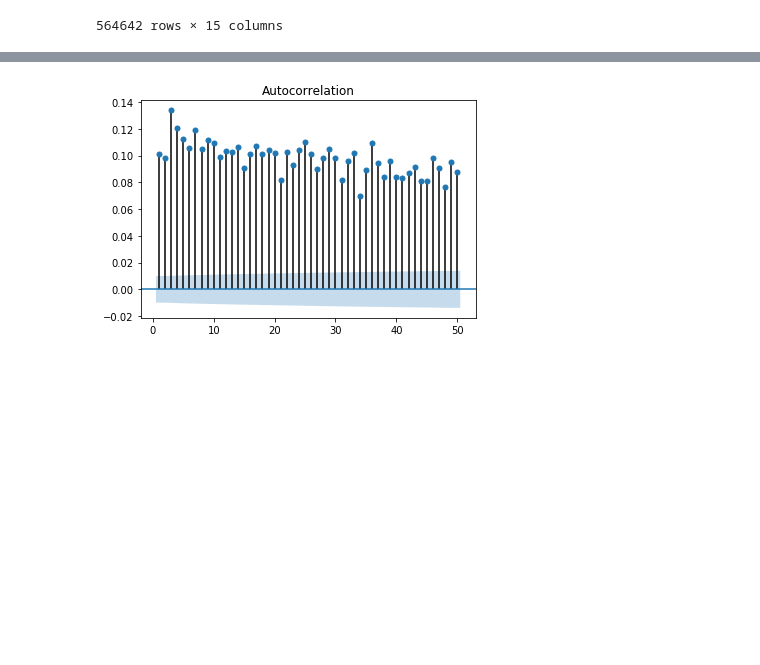
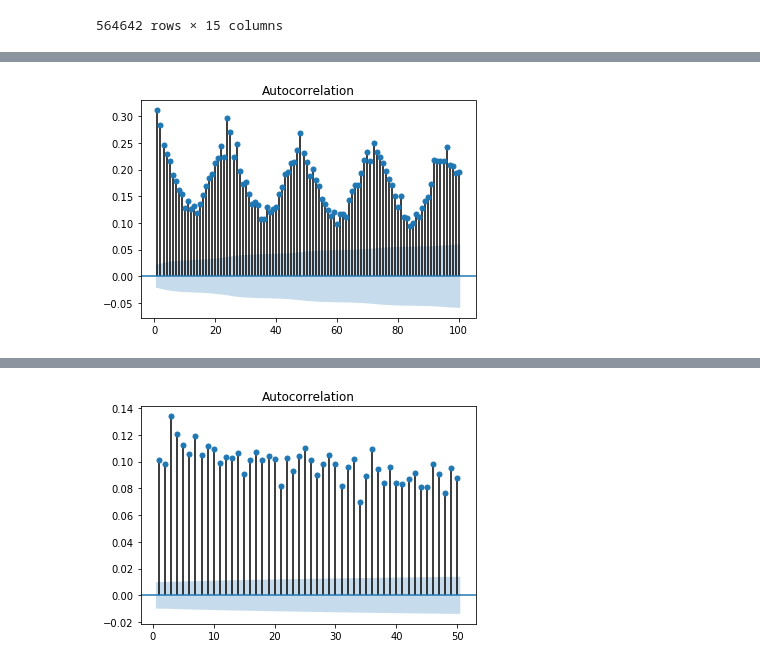
Before and after one commit to Tezzmo/PDS_Project, a Jupyter notebook: notebooks/Lorenz_Prediction.ipynb, the cells around one changed output, grey strips where cells are left out. Cells and saved outputs as stored; diff of their text form; code cells hidden in the pictures; blank space fills up the shorter version.

```diff
--- a/notebooks/Lorenz_Prediction.ipynb
+++ b/notebooks/Lorenz_Prediction.ipynb
@@ -110,0 +140,6 @@ dfTrips
+# %%
+#correlation
+plot_acf(dfGroups.fillna(allMean),unbiased=True,zero=False,lags=100)
+plt.show()
+# %% [output]
+[figure, added]
```
Also changed, not shown: parts of 12 cells of this notebook, 1 other file.
